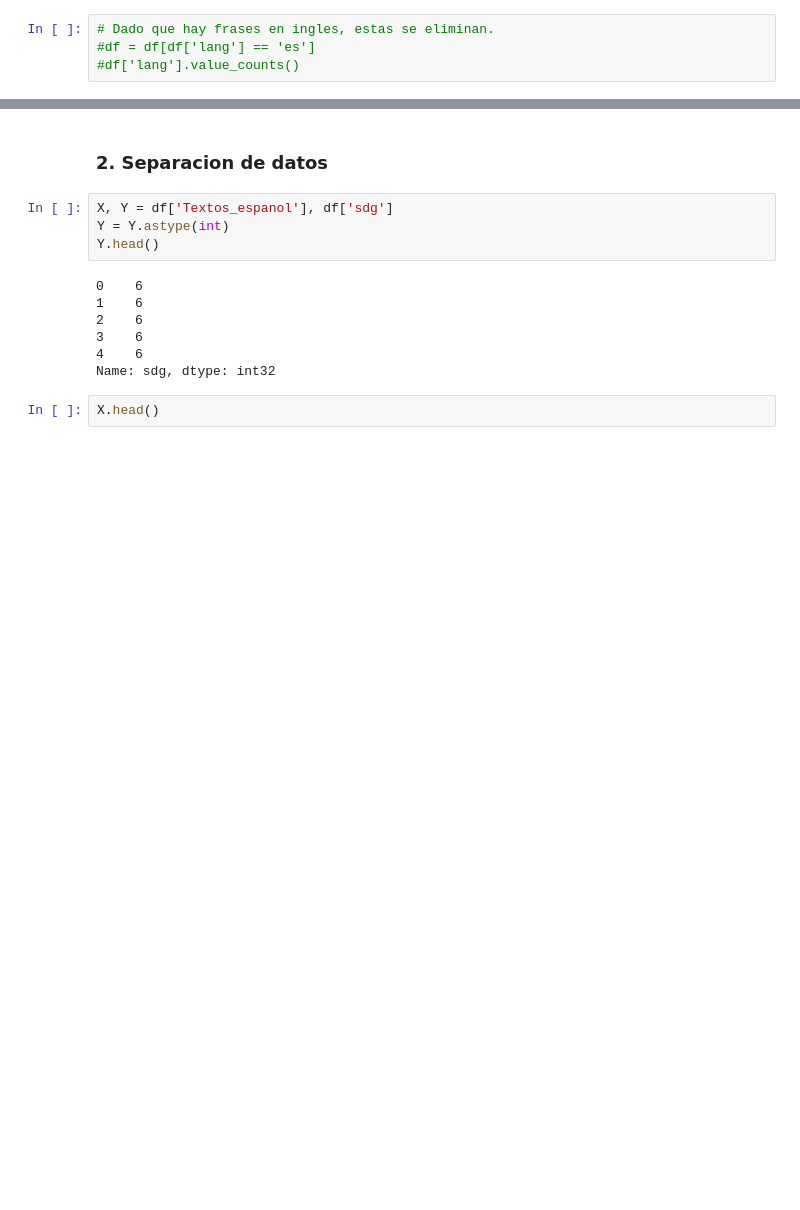
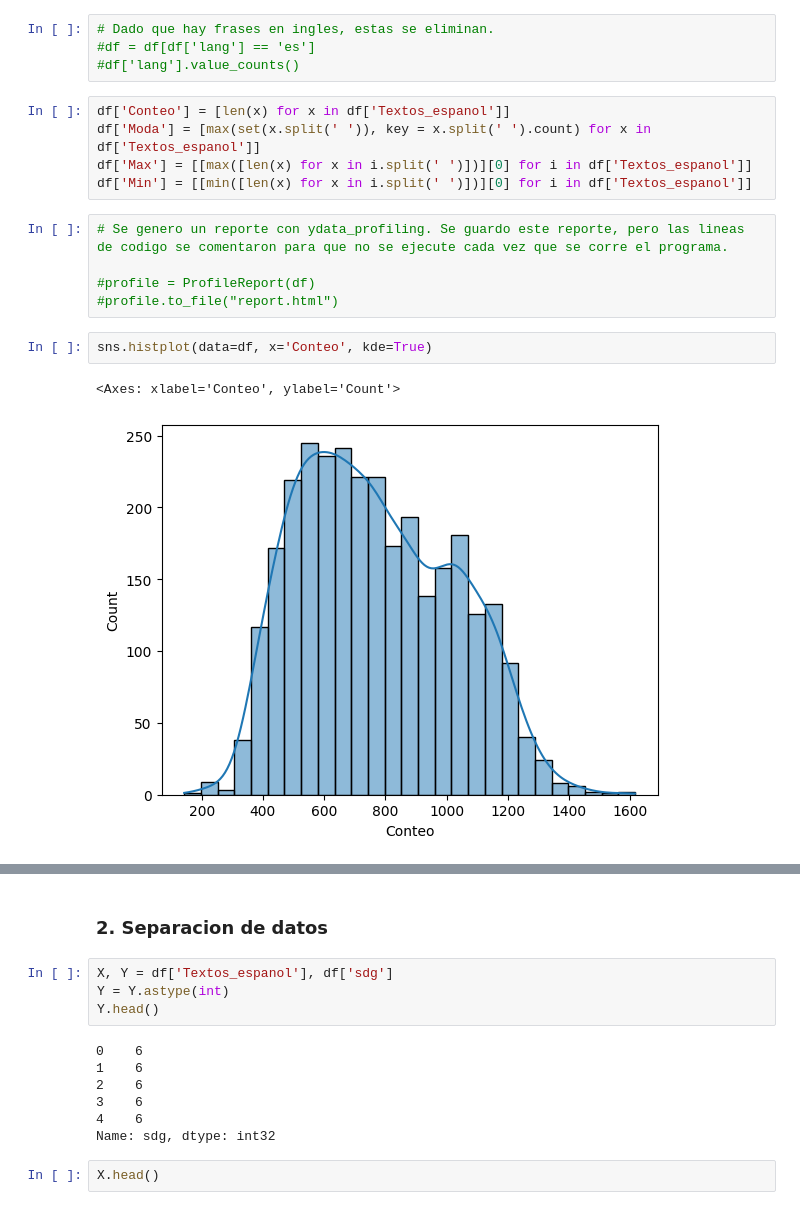
Before and after one commit to ernestocpc/Proyecto1-BI, a Jupyter notebook: contexto.ipynb, the cells around one changed output, grey strips where cells are left out. Drawn from its saved outputs; the diff is of its cells as text; blank space fills up the shorter version.

```diff
--- a/contexto.ipynb
+++ b/contexto.ipynb
@@ -60,3 +70,18 @@ df.duplicated().sum()
 # Dado que hay frases en ingles, estas se eliminan.
 #df = df[df['lang'] == 'es']
 #df['lang'].value_counts()
+# %%
+df['Conteo'] = [len(x) for x in df['Textos_espanol']]
+df['Moda'] = [max(set(x.split(' ')), key = x.split(' ').count) for x in df['Textos_espanol']]
+df['Max'] = [[max([len(x) for x in i.split(' ')])][0] for i in df['Textos_espanol']]
+df['Min'] = [[min([len(x) for x in i.split(' ')])][0] for i in df['Textos_espanol']]
+# %%
+# Se genero un reporte con ydata_profiling. Se guardo este reporte, pero las lineas de codigo se comentaron para que no se ejecute cada vez que se corre el programa.
+
+#profile = ProfileReport(df)
+#profile.to_file("report.html")
+# %%
+sns.histplot(data=df, x='Conteo', kde=True)
+# %% [output]
+<Axes: xlabel='Conteo', ylabel='Count'>
+[figure, added]
```
Also changed, not shown: parts of 22 cells of this notebook.
